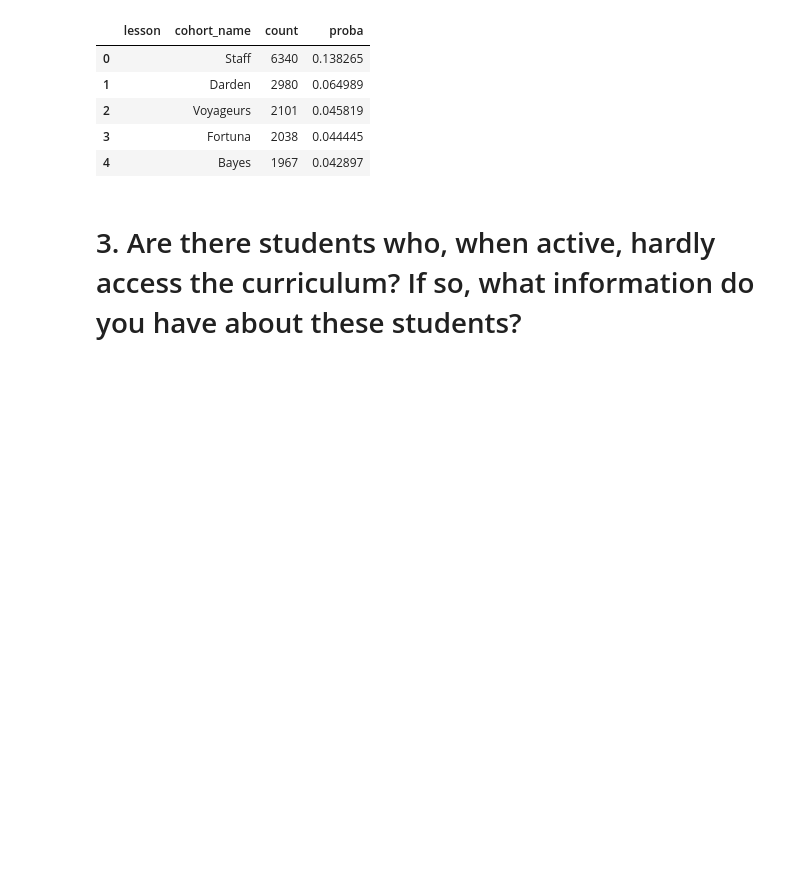
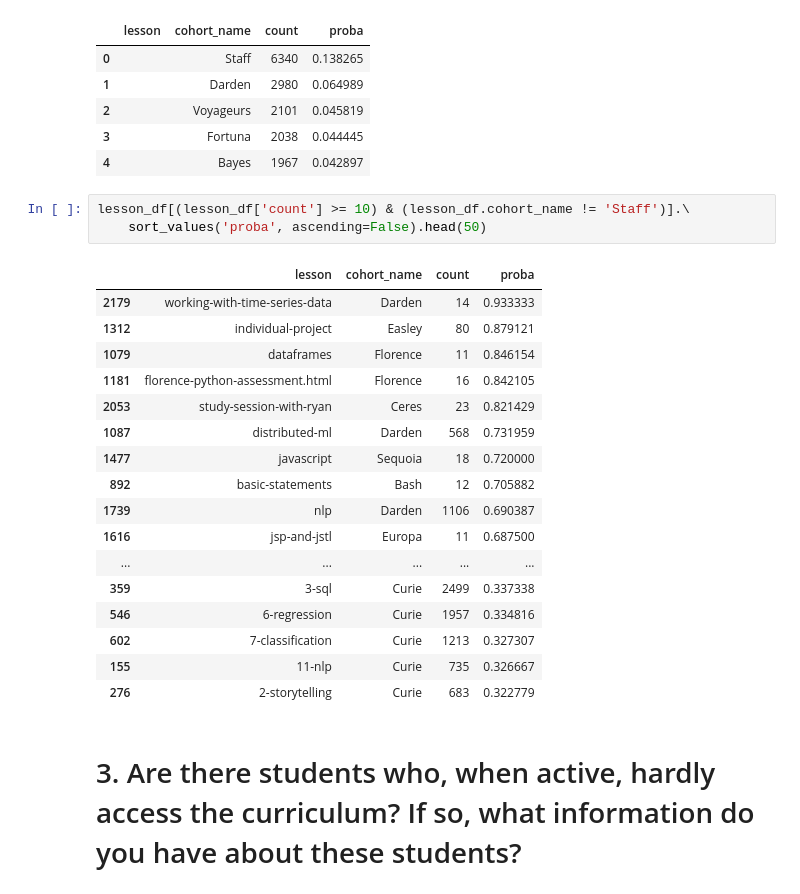
Before and after one commit to Adam-Harris87/anomaly-detection-exercises, a Jupyter notebook: anomaly_detection_exercise.ipynb, the cells around one changed output. Cells and saved outputs as stored; diff of their text form; blank space fills up the shorter version.

```diff
--- a/anomaly_detection_exercise.ipynb
+++ b/anomaly_detection_exercise.ipynb
@@ -115,5 +115,26 @@ lesson_df.head()
 | 2 |  | Voyageurs | 2101 | 0.045819 |
 | 3 |  | Fortuna | 2038 | 0.044445 |
 | 4 |  | Bayes | 1967 | 0.042897 |
+# %%
+lesson_df[(lesson_df['count'] >= 10) & (lesson_df.cohort_name != 'Staff')].\
+    sort_values('proba', ascending=False).head(50)
+# %% [output]
+|  | lesson | cohort_name | count | proba |
+| 2179 | working-with-time-series-data | Darden | 14 | 0.933333 |
+| 1312 | individual-project | Easley | 80 | 0.879121 |
+| 1079 | dataframes | Florence | 11 | 0.846154 |
+| 1181 | florence-python-assessment.html | Florence | 16 | 0.842105 |
+| 2053 | study-session-with-ryan | Ceres | 23 | 0.821429 |
+| 1087 | distributed-ml | Darden | 568 | 0.731959 |
+| 1477 | javascript | Sequoia | 18 | 0.720000 |
+| 892 | basic-statements | Bash | 12 | 0.705882 |
+| 1739 | nlp | Darden | 1106 | 0.690387 |
+| 1616 | jsp-and-jstl | Europa | 11 | 0.687500 |
+| ... | ... | ... | ... | ... |
+| 359 | 3-sql | Curie | 2499 | 0.337338 |
+| 546 | 6-regression | Curie | 1957 | 0.334816 |
+| 602 | 7-classification | Curie | 1213 | 0.327307 |
+| 155 | 11-nlp | Curie | 735 | 0.326667 |
+| 276 | 2-storytelling | Curie | 683 | 0.322779 |
 # %% [markdown]
 # 3. Are there students who, when active, hardly access the curriculum? If so, what information do you have about these students?
```
Also changed, not shown: parts of 25 cells of this notebook.
